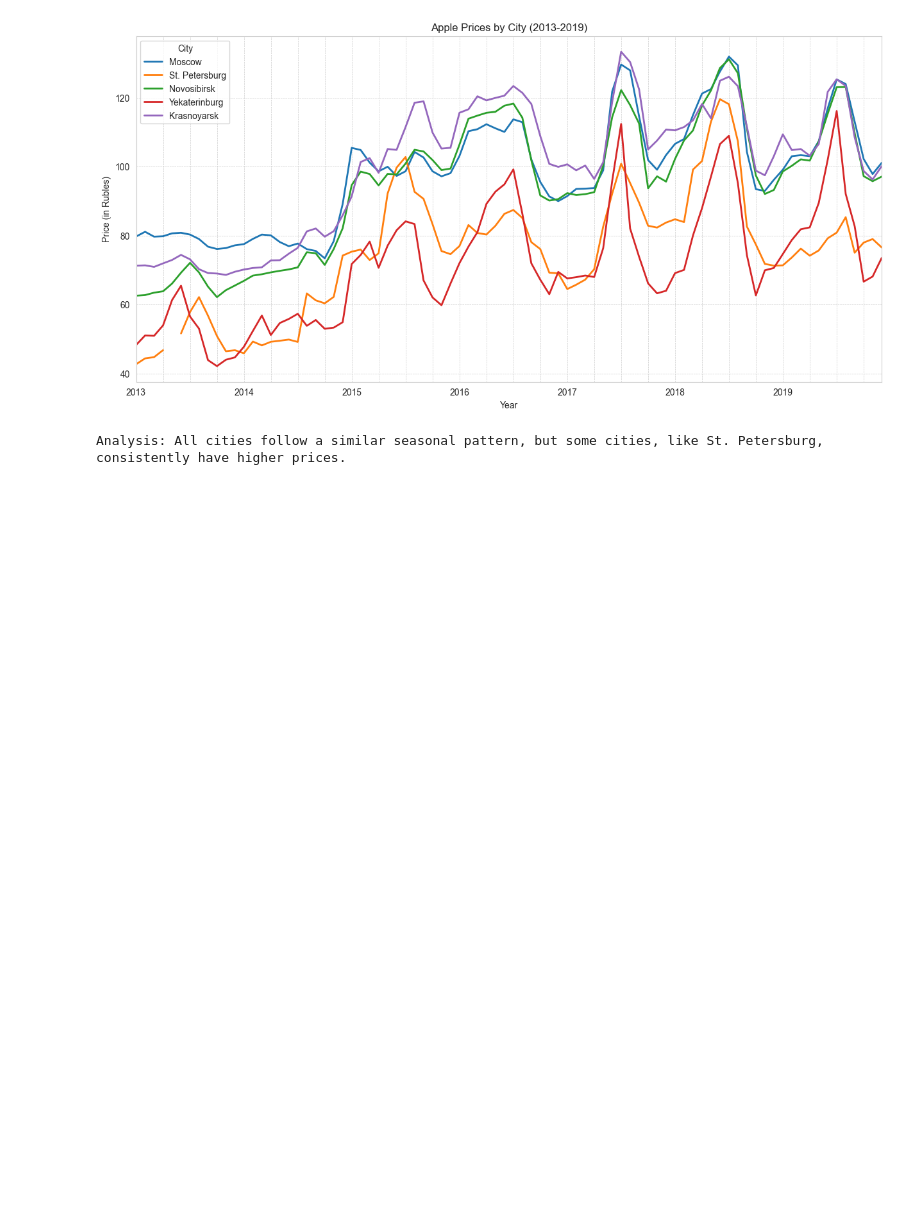
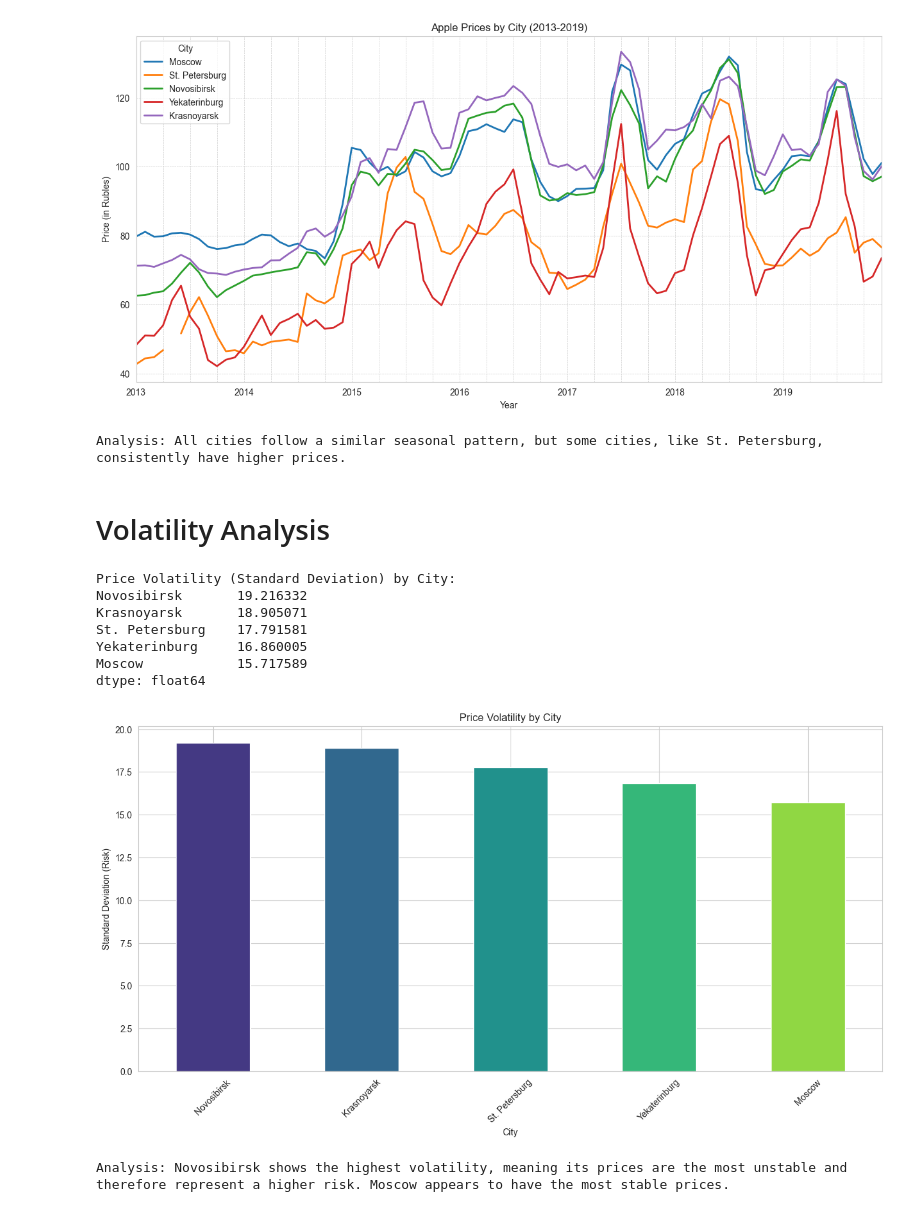
Before and after one commit to AnnaPChop/russian-apple-prices-analysis, a Jupyter notebook: Apple_Price_Analysis.ipynb, the cells around one changed output. Drawn from its saved outputs; the diff is of its cells as text; code cells hidden in the pictures; blank space fills up the shorter version.

Commit message:
volatility analysis

```diff
--- a/Apple_Price_Analysis.ipynb
+++ b/Apple_Price_Analysis.ipynb
@@ -115,3 +115,35 @@ print("Analysis: All cities follow a similar seasonal pattern, but some cities,
 <Figure size 1500x700 with 0 Axes>
 [figure]
 Analysis: All cities follow a similar seasonal pattern, but some cities, like St. Petersburg, consistently have higher prices.
+# %% [markdown]
+# Volatility Analysis
+# %%
+# In finance, volatility is a measure of risk. We calculate it using the standard deviation.
+volatilidad = df_precios[ciudades].std().sort_values(ascending=False)
+
+print("Price Volatility (Standard Deviation) by City:")
+print(volatilidad)
+
+# Visualize the volatility
+plt.figure()
+volatilidad.plot(
+    kind='bar',
+    color=sns.color_palette("viridis", len(ciudades))
+)
+plt.title('Price Volatility by City')
+plt.ylabel('Standard Deviation (Risk)')
+plt.xlabel('City')
+plt.xticks(rotation=45)
+plt.show()
+
+print("\nAnalysis: Novosibirsk shows the highest volatility, meaning its prices are the most unstable and therefore represent a higher risk. Moscow appears to have the most stable prices.")
+# %% [output]
+Price Volatility (Standard Deviation) by City:
+Novosibirsk       19.216332
+Krasnoyarsk       18.905071
+St. Petersburg    17.791581
+Yekaterinburg     16.860005
+Moscow            15.717589
+dtype: float64
+[figure, added]
+Analysis: Novosibirsk shows the highest volatility, meaning its prices are the most unstable and therefore represent a higher risk. Moscow appears to have the most stable prices.
```
